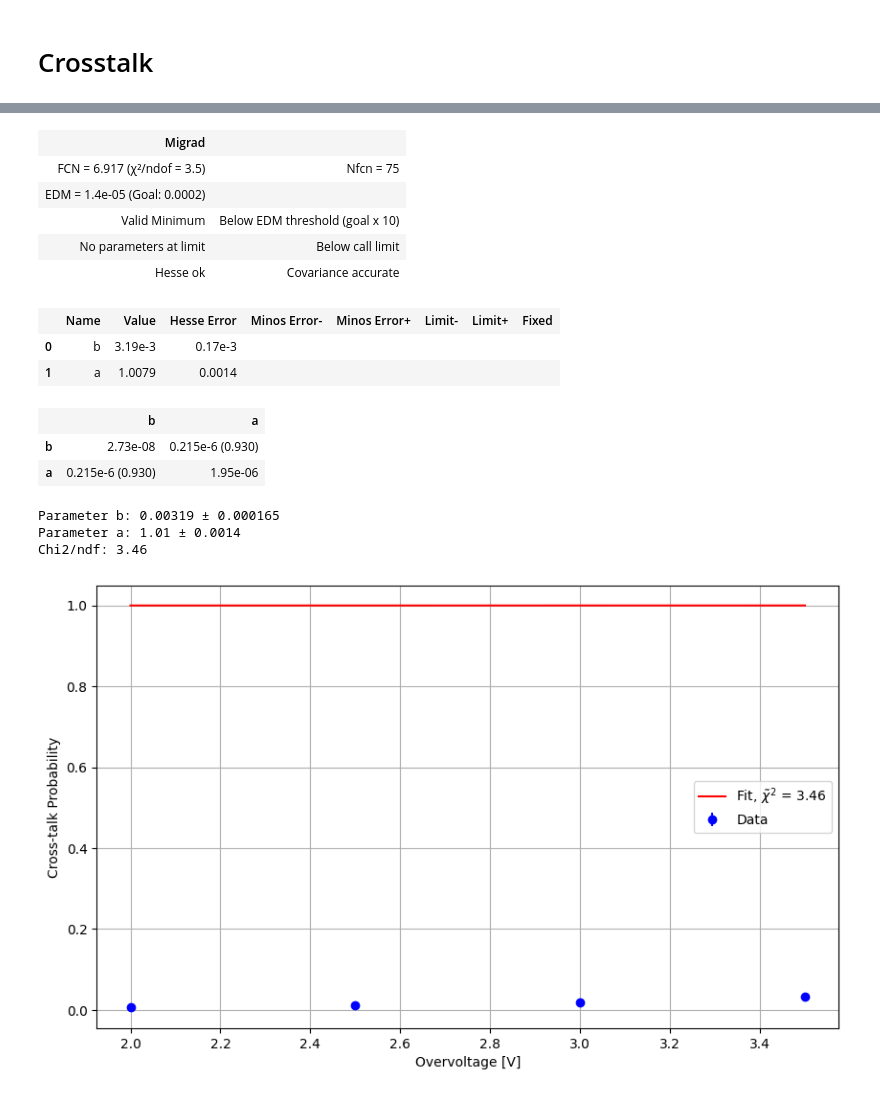
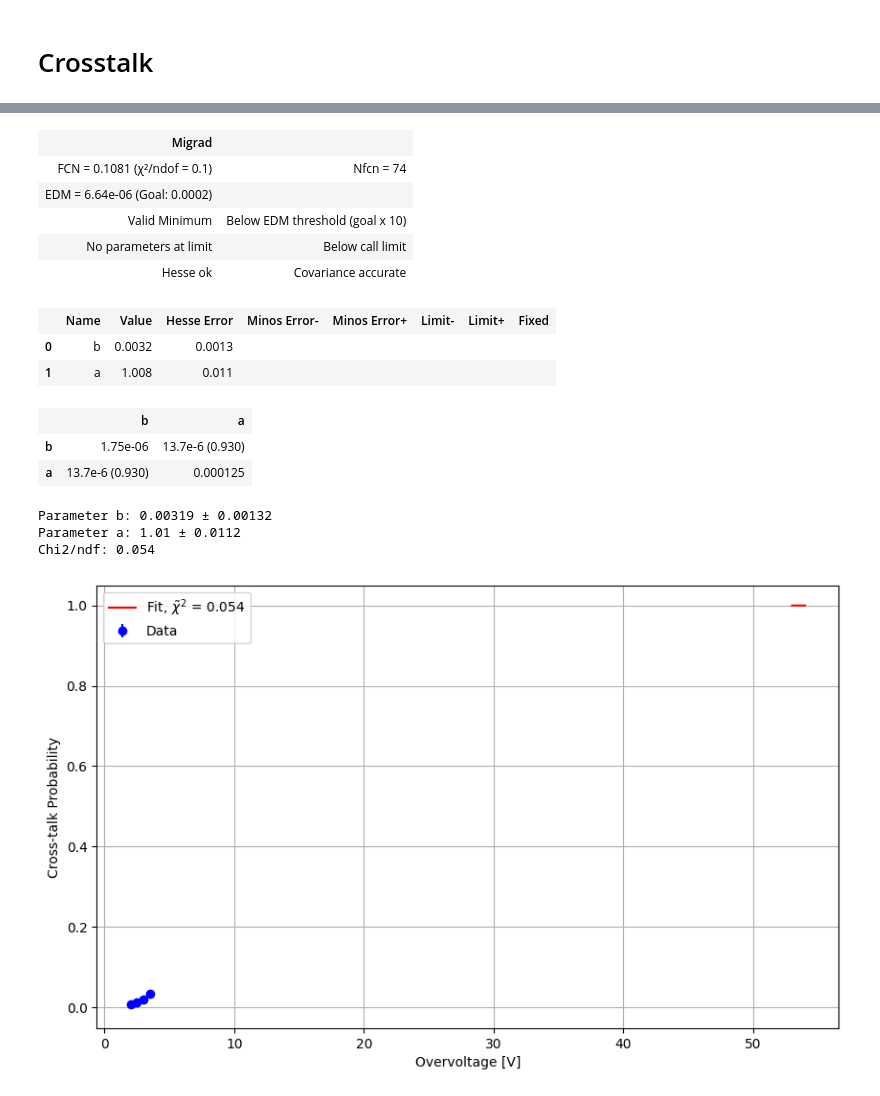
Before and after one commit to Pavar0tty/Laboratorio_SiPM, a Jupyter notebook: Analisi/Parte 1/Analisi Dark_Ladder/Analisi_Staircase.ipynb, the cells around one changed output, grey strips where cells are left out. Saved outputs shown, nothing was run; the diff lists cells and outputs as text; code cells hidden in the pictures.

```diff
--- a/Analisi/Parte 1/Analisi Dark_Ladder/Analisi_Staircase.ipynb
+++ b/Analisi/Parte 1/Analisi Dark_Ladder/Analisi_Staircase.ipynb
@@ -76,27 +80,27 @@ graph(K1[0], K1[1], K2[0], K2[1], K3[0], K3[1], K4[0], K4[1], K5[0], K5[1], K6[0
 # ct_53_5 difficilmente distinguibile
 
 ct_54 = K2[1][10] / K2[1][5]
-#err_54 = 0.35901*np.sqrt(1/K2[1][10]**2 + K2[1][10]**2/K2[1][5]**4)
+err_54 = np.sqrt((Err[0]/K2[1][5])**2 + (K2[1][10]*Err[1])**2/K2[1][5]**4)
 
 ct_54_5 = K3[1][12] / K3[1][6]
-#err_54_5 = 0.35901*np.sqrt(1/K3[1][12]**2 + K3[1][12]**2/K3[1][6]**4)
+err_54_5 = np.sqrt((Err[2]/K3[1][6])**2 + (K3[1][12]*Err[3])**2/K3[1][6]**4)
 
 ct_55 = K5[1][14] / K5[1][7]
-#err_55 = 0.35901*np.sqrt(1/K5[1][14]**2 + K5[1][14]**2/K5[1][7]**4)
+err_55 = np.sqrt((Err[4]/K5[1][7])**2 + (K5[1][14]*Err[5])**2/K5[1][7]**4)
 
 ct_55_5 = K6[1][17] / K6[1][10]
-err_55_5 = 0.35901*np.sqrt(1/K6[1][17]**2 + K6[1][17]**2/K6[1][10]**4)
+err_55_5 = np.sqrt((Err[6]/K6[1][10])**2 + (K6[1][17]*Err[7])**2/K6[1][10]**4)
 
 
 x = np.array([54, 54.5, 55, 55.5])
 y = np.array([ct_54, ct_54_5, ct_55, ct_55_5])
-yer = [.001 for i in range(len(x))]
-#yer = np.array([0.35901, 0.35901, 0.35901, 0.35901])
+#yer = [.001 for i in range(len(x))]
+yer = np.array([0.008, 0.008, 0.008, 0.008])  # Errore relativo costante per tutti i punti
 #yer = [err_54, err_54_5, err_55, err_55_5]
 
 vbr = 52
 
 print (y)
-print (err_55_5)
+print (yer)
 # %% [output]
 [0.00577105 0.01206418 0.01857836 0.03212344]
@@ -156,30 +160,30 @@ c2r2 = other2[2] / other2[1]
 print(f"Chi2/ndf: {c2r2:.3g}")
 # %% [output]
 | Migrad |  |
-| FCN = 6.917 (χ²/ndof = 3.5) | Nfcn = 75 |
-| EDM = 1.4e-05 (Goal: 0.0002) |  |
+| FCN = 0.1081 (χ²/ndof = 0.1) | Nfcn = 74 |
+| EDM = 6.64e-06 (Goal: 0.0002) |  |
 | Valid Minimum | Below EDM threshold (goal x 10) |
 | No parameters at limit | Below call limit |
 | Hesse ok | Covariance accurate |
 |  | Name | Value | Hesse Error | Minos Error- | Minos Error+ | Limit- | Limit+ | Fixed |
-| 0 | b | 3.19e-3 | 0.17e-3 |  |  |  |  |  |
-| 1 | a | 1.0079 | 0.0014 |  |  |  |  |  |
+| 0 | b | 0.0032 | 0.0013 |  |  |  |  |  |
+| 1 | a | 1.008 | 0.011 |  |  |  |  |  |
 |  | b | a |
-| b | 2.73e-08 | 0.215e-6 (0.930) |
-| a | 0.215e-6 (0.930) | 1.95e-06 |
+| b | 1.75e-06 | 13.7e-6 (0.930) |
+| a | 13.7e-6 (0.930) | 0.000125 |
-Parameter b: 0.00319 ± 0.000165
-Parameter a: 1.01 ± 0.0014
-Chi2/ndf: 3.46
+Parameter b: 0.00319 ± 0.00132
+Parameter a: 1.01 ± 0.0112
+Chi2/ndf: 0.054
 # %%
-t = np.linspace(54, 55.5, 100)
+t = np.linspace(53, 54, 100)
 plt.figure(figsize=(10, 6))
 plt.errorbar(x-vbr, y, yerr=yer, fmt='o', label='Data', color='blue')
 plt.plot(t-vbr, exp_squared(np.array(t), *vals2), label=fr'Fit, $\tilde\chi^2$ = {c2r2:.3g}', color='red')
 plt.xlabel('Overvoltage [V]')
 plt.ylabel('Cross-talk Probability')
 plt.grid()
 plt.legend()
 #plt.savefig("Cross_talk_fit.png")
 plt.show()
 # %% [output]
-[figure, old version]
+[figure, new version]
```
Also changed, not shown: parts of 5 cells of this notebook, 2 other files.
